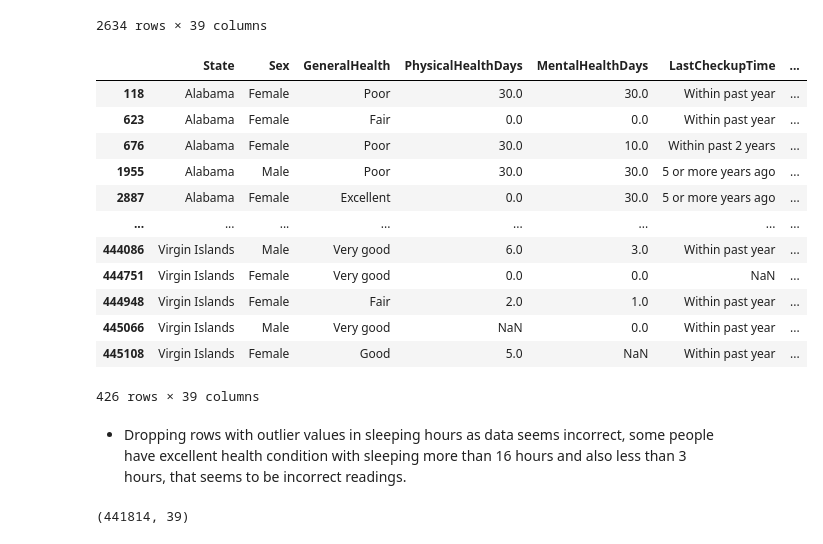
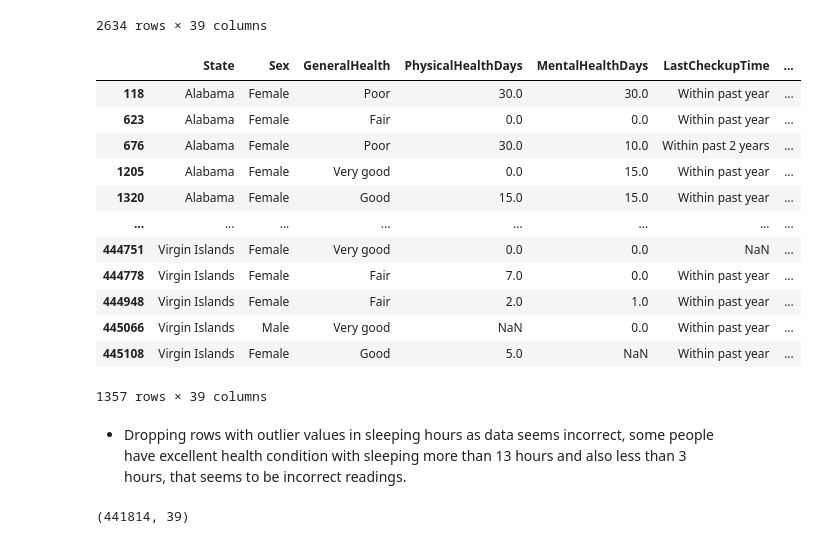
Before and after one commit to ali-bin-kashif/heart-disease-healthcare-data-analysis, a Jupyter notebook: heart_indicator_data_analysis.ipynb, the cells around one changed output. Drawn from its saved outputs; the diff is of its cells as text; code cells hidden in the pictures.

Commit message:
Removed outlierss

```diff
--- a/heart_indicator_data_analysis.ipynb
+++ b/heart_indicator_data_analysis.ipynb
@@ -181,4 +181,4 @@ def customize_plot(plot, title:str, xlabel:str,  ylabel:str, title_font:int, lab
 # Loading dataset
 # %%
 # Extract the given zip file if csv file is not present in the dataset folder
-heart_data = pd.read_csv('./dataset/heart_2022_with_nans.csv')
+heart_data = pd.read_csv('heart_2022_with_nans.csv')
@@ -525,23 +530,23 @@ heart_data[heart_data['SleepHours'] < 3]
 | 444907 | Virgin Islands | Female | Excellent | 10.0 | 10.0 | Within past year | ... |
 2634 rows × 39 columns
 # %%
-heart_data[heart_data['SleepHours'] > 16]
+heart_data[heart_data['SleepHours'] > 13]
 # %% [output]
 |  | State | Sex | GeneralHealth | PhysicalHealthDays | MentalHealthDays | LastCheckupTime | ... |
 | 118 | Alabama | Female | Poor | 30.0 | 30.0 | Within past year | ... |
 | 623 | Alabama | Female | Fair | 0.0 | 0.0 | Within past year | ... |
 | 676 | Alabama | Female | Poor | 30.0 | 10.0 | Within past 2 years | ... |
-| 1955 | Alabama | Male | Poor | 30.0 | 30.0 | 5 or more years ago | ... |
-| 2887 | Alabama | Female | Excellent | 0.0 | 30.0 | 5 or more years ago | ... |
+| 1205 | Alabama | Female | Very good | 0.0 | 15.0 | Within past year | ... |
+| 1320 | Alabama | Female | Good | 15.0 | 15.0 | Within past year | ... |
 | ... | ... | ... | ... | ... | ... | ... | ... |
-| 444086 | Virgin Islands | Male | Very good | 6.0 | 3.0 | Within past year | ... |
 | 444751 | Virgin Islands | Female | Very good | 0.0 | 0.0 | NaN | ... |
+| 444778 | Virgin Islands | Female | Fair | 7.0 | 0.0 | Within past year | ... |
 | 444948 | Virgin Islands | Female | Fair | 2.0 | 1.0 | Within past year | ... |
 | 445066 | Virgin Islands | Male | Very good | NaN | 0.0 | Within past year | ... |
 | 445108 | Virgin Islands | Female | Good | 5.0 | NaN | Within past year | ... |
-426 rows × 39 columns
+1357 rows × 39 columns
 # %% [markdown]
-- Dropping rows with outlier values in sleeping hours as data seems incorrect, some people have excellent health condition with sleeping more than 16 hours and also less than 3 hours, that seems to be incorrect readings.
+- Dropping rows with outlier values in sleeping hours as data seems incorrect, some people have excellent health condition with sleeping more than 13 hours and also less than 3 hours, that seems to be incorrect readings.
 # %%
 heart_data.shape
 # %% [output]
```
Also changed, not shown: parts of 32 cells of this notebook.
